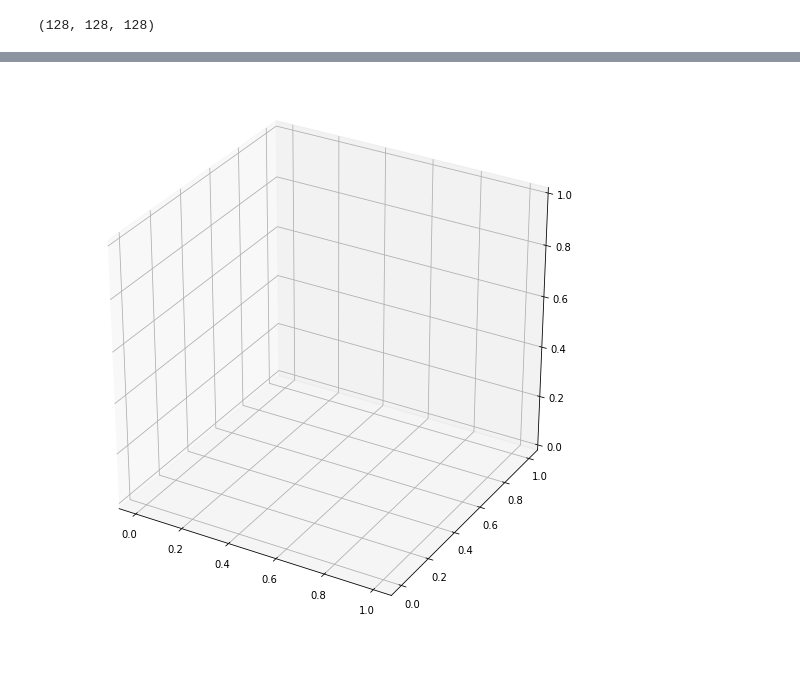
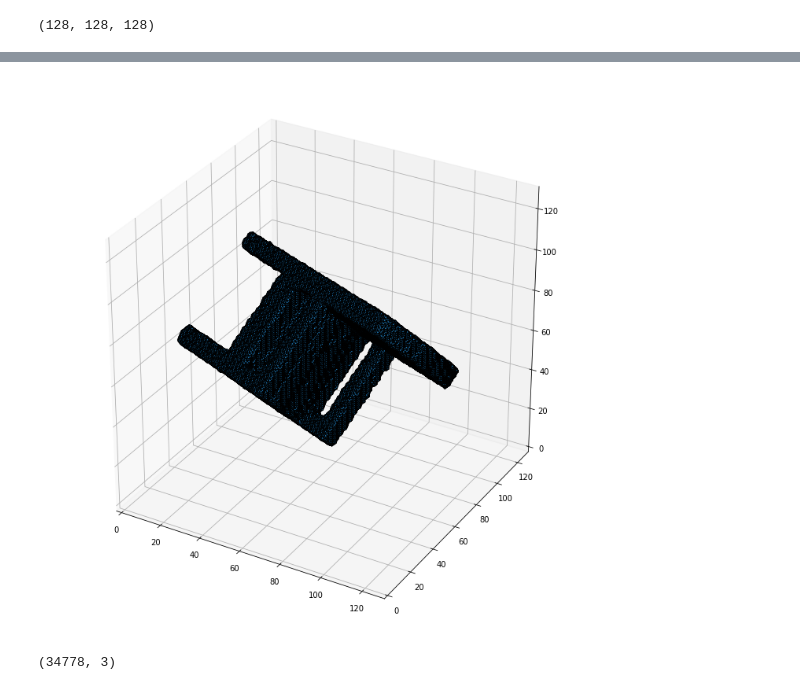
Before and after one commit to sumanthpk/DeepVision, a Jupyter notebook: 2.5 to 3D.ipynb, the cells around one changed output, grey strips where cells are left out. Drawn from its saved outputs; the diff is of its cells as text; code cells hidden in the pictures; blank space fills up the shorter version.

```diff
--- a/2.5 to 3D.ipynb
+++ b/2.5 to 3D.ipynb
@@ -119,7 +119,7 @@ class Trainer():
 
     def preprocess_labels(self,labels):
 
-        label = labels['voxel']
+        label = np.where(labels['voxel']>0.5,1,0)
         transform = torchvision.transforms.ToTensor()
         label = transform(label).unsqueeze(0)
         label = label.unsqueeze(0)
@@ -128,7 +128,7 @@ class Trainer():
 
     def train(self, model):
 
-        num_epochs = 1000
+        num_epochs = 500
         num_batch  = 1
         criterion = torch.nn.BCEWithLogitsLoss(reduction = 'elementwise_mean')
         optimizer = torch.optim.Adam(model.parameters(), lr=0.1)
@@ -141,9 +141,10 @@ class Trainer():
                 # Load data and labels of that batch
 
                 inp = {}
-                inp['normal'] = cv2.imread("temp_results/normal.png")
-                inp['sil'] = cv2.imread("temp_results/sil.png")
-                inp['depth'] = cv2.imread("temp_results/depth.png")
+                inp['sil'] = depth = cv2.imread("C:/Arpit/shapenet_cars_chairs_planes_20views/Chair/1a8bbf2994788e2743e99e0cae970928/03001627_1a8bbf2994788e2743e99e0cae970928_view000_silhouette.png")
+                inp['normal'] = cv2.imread("C:/Arpit/shapenet_cars_chairs_planes_20views/Chair/1a8bbf2994788e2743e99e0cae970928/03001627_1a8bbf2994788e2743e99e0cae970928_view000_normal.png")
+                inp['depth'] = cv2.imread("C:/Arpit/shapenet_cars_chairs_planes_20views/Chair/1a8bbf2994788e2743e99e0cae970928/03001627_1a8bbf2994788e2743e99e0cae970928_view000_depth.png")
+
 
 
                 inp = self.preprocess_inp(inp)
@@ -151,7 +152,7 @@ class Trainer():
 
 
 
-                label = np.load("temp_results/3d_128.npz")
+                label = np.load("C:/Arpit/shapenet_cars_chairs_planes_20views/Chair/1a8bbf2994788e2743e99e0cae970928/03001627_1a8bbf2994788e2743e99e0cae970928_view000_gt_rotvox_samescale_128.npz")
 
                 label = self.preprocess_labels(label)
 
@@ -167,7 +168,7 @@ class Trainer():
 
                 loss = criterion(output,label.type(torch.FloatTensor))
 
-                if epoch % 100 == 99:
+                if epoch % 10 == 0:
 
                     print("Epoch: ", epoch , "Loss: ", loss.item())
 
@@ -196,9 +204,9 @@ Epoch:  999 Loss:  0.0049677821807563305
 import numpy as np
 import cv2
 
-depth = cv2.imread("temp_results/depth.png")
-normal = cv2.imread("temp_results/normal.png")
-sil = cv2.imread("temp_results/sil.png")
+depth = cv2.imread("C:/Arpit/shapenet_cars_chairs_planes_20views/Chair/1a8bbf2994788e2743e99e0cae970928/03001627_1a8bbf2994788e2743e99e0cae970928_view000_depth.png")
+normal = cv2.imread("C:/Arpit/shapenet_cars_chairs_planes_20views/Chair/1a8bbf2994788e2743e99e0cae970928/03001627_1a8bbf2994788e2743e99e0cae970928_view000_normal.png")
+sil = cv2.imread("C:/Arpit/shapenet_cars_chairs_planes_20views/Chair/1a8bbf2994788e2743e99e0cae970928/03001627_1a8bbf2994788e2743e99e0cae970928_view000_silhouette.png")
 
 
 
@@ -240,2 +268,2 @@ print(V.shape)
 # %%
-temp = np.where(V < 0.5, 0, 1)
+temp = np.where(V < 0, 0, 1)
@@ -242 +282,24 @@ temp = np.where(V < 0.5, 0, 1)
+# %%
+from mpl_toolkits.mplot3d.art3d import Poly3DCollection
+from skimage import measure
+from skimage.draw import ellipsoid
+verts, faces, normals, values = measure.marching_cubes_lewiner(temp, 0)
+fig = plt.figure(figsize=(10, 10))
+ax = fig.add_subplot(111, projection='3d')
+
+# Fancy indexing: `verts[faces]` to generate a collection of triangles
+mesh111 = Poly3DCollection(verts[faces])
+mesh111.set_edgecolor('k')
+ax.add_collection3d(mesh111)
+
+ax.set_xlim(0, 128)
+ax.set_ylim(0, 128)
+ax.set_zlim(0, 128)
+#ax.view_init(azim=-45)
+plt.tight_layout()
+plt.show()
+print(verts.shape)
+# %% [output]
+[figure, added]
+(34778, 3)
 # %%
@@ -244,16 +307,4 @@ label = np.load("temp_results/3d_128.npz")
 label = label['voxel']
-# %%
-import matplotlib.pyplot as plt
-from mpl_toolkits.mplot3d import Axes3D
-
-z,x,y = temp.nonzero()
-fig = plt.figure(figsize=(10,10))
-ax = fig.add_subplot(111, projection='3d')
-ax.scatter(x, y, -z, zdir='z', c = 'red')
-#ax.view_init(azim=65)
-plt.show()
-# %% [output]
-[figure, removed]
 # %%
 import matplotlib.pyplot as plt
 from mpl_toolkits.mplot3d import Axes3D
```
Also changed, not shown: parts of 6 cells of this notebook.
